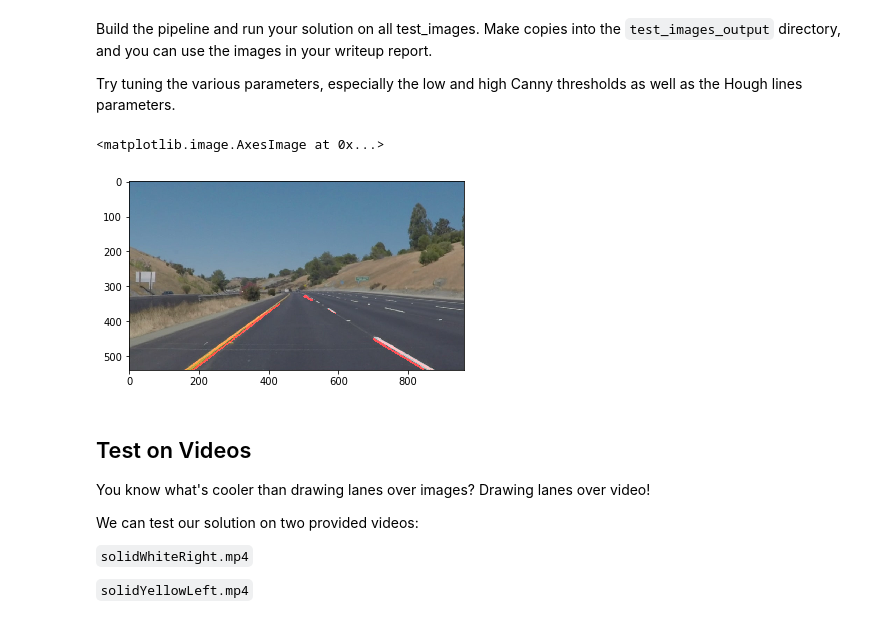
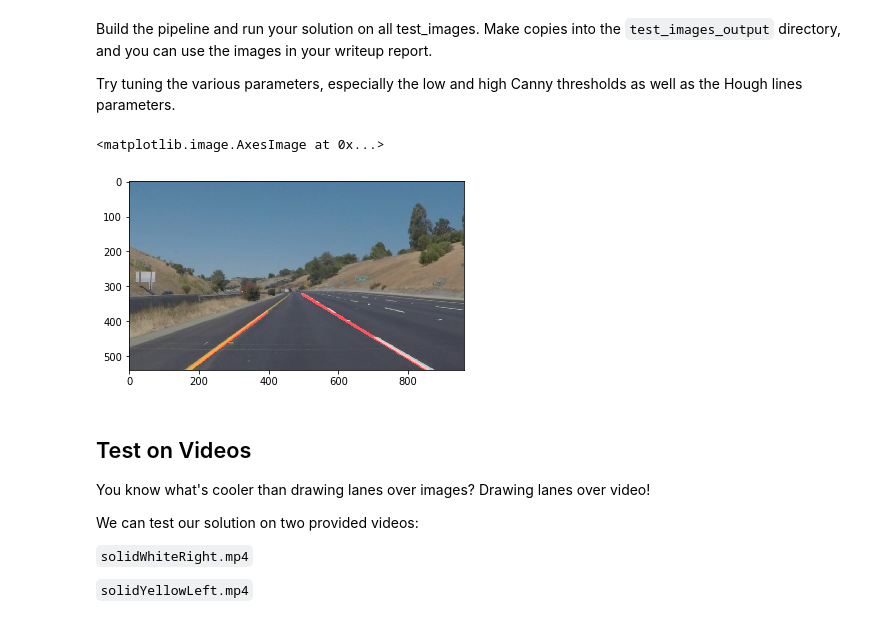
Before and after one commit to EraYJS/CarND-LaneLines-P1, a Jupyter notebook: P1.ipynb, the cells around one changed output. Saved outputs shown, nothing was run; the diff lists cells and outputs as text; code cells hidden in the pictures.

```diff
--- a/P1.ipynb
+++ b/P1.ipynb
@@ -187,7 +208,7 @@ xsize = image.shape[1]
 
 gray = grayscale(image)
 blur = gaussian_blur(gray,3)
-edge = canny(blur, 80, 160)
+edge = canny(blur, 50, 150)
 
 roi = np.copy(edge)
 
@@ -209,35 +230,35 @@ fit_top = np.polyfit((left_top[0], right_top[0]), (left_top[1], right_top[1]), 1
 
 # Find the region inside the lines
 XX, YY = np.meshgrid(np.arange(0, xsize), np.arange(0, ysize))
 region_thresholds = (YY < (XX*fit_left[0] + fit_left[1])) | \
                     (YY < (XX*fit_right[0] + fit_right[1])) | \
                     (YY > (XX*fit_bottom[0] + fit_bottom[1])) | \
                     (YY < (XX*fit_top[0] + fit_top[1]))
 
 # Color pixels red which are inside the region of interest
 roi[region_thresholds] = 0
 
 morph = cv2.morphologyEx(roi, cv2.MORPH_OPEN, (3,3))
 dilt = cv2.dilate(morph, (3,3))
 morph = cv2.morphologyEx(dilt, cv2.MORPH_OPEN, (3,3))
 dilt = cv2.dilate(morph, (3,3))
 morph = cv2.morphologyEx(dilt, cv2.MORPH_OPEN, (3,3))
 dilt = cv2.dilate(morph, (3,3))
 
 rho = 1
 theta = np.pi/180
 threshold = 1
-min_line_len = 18
+min_line_len = 21
 max_line_gap = 7
 line_image = hough_lines(dilt, rho, theta, threshold, min_line_len, max_line_gap)
 
 result = weighted_img(line_image, image, α=0.8, β=1., γ=0.)
 
 plt.imshow(result)
 # then save them to the test_images_output directory.
 # %% [output]
 <matplotlib.image.AxesImage at 0x...>
-[figure, old version]
+[figure, new version]
 # %% [markdown]
 ## Test on Videos
 
```
Also changed, not shown: parts of 9 cells of this notebook.
